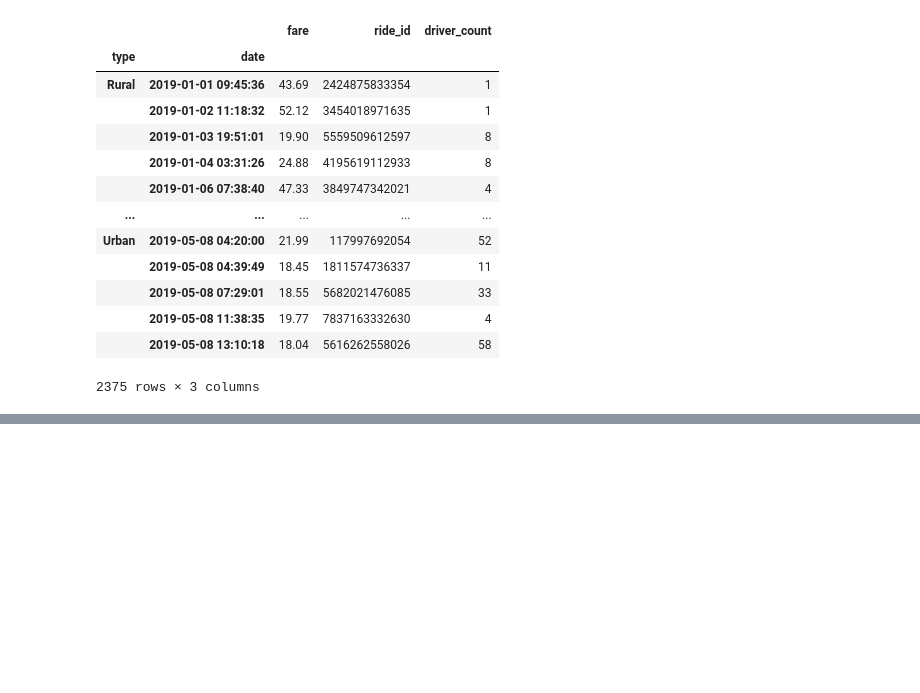
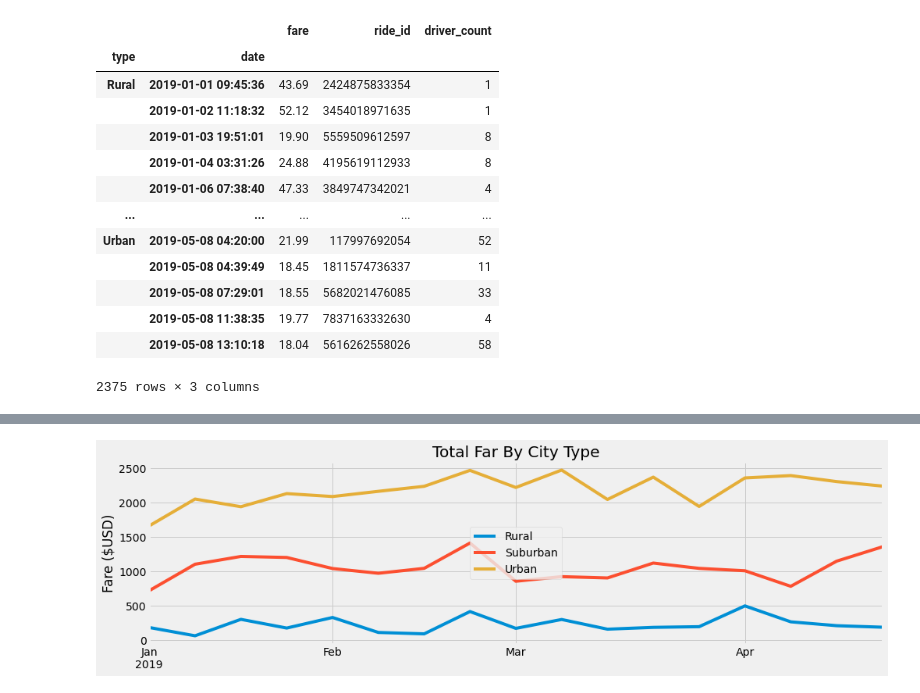
Before and after one commit to snkty8/PyBer_Analysis, a Jupyter notebook: PyBer_Challenge.ipynb, the cells around one changed output, grey strips where cells are left out. Cells and saved outputs as stored; diff of their text form; code cells hidden in the pictures; blank space fills up the shorter version.

```diff
--- a/PyBer_Challenge.ipynb
+++ b/PyBer_Challenge.ipynb
@@ -168,3 +184,5 @@ fare_sum_df
 # %%
 # 4. Create a pivot table with the 'date' as the index, the columns ='type', and values='fare'
 # to get the total fares for each type of city by the date.
+fare_sum_pivot = fare_sum_df.pivot(index="date", columns = "type", values = "fare")
+fare_sum_pivot
@@ -171,2 +204,4 @@ fare_sum_df
 # %%
 # 5. Create a new DataFrame from the pivot table DataFrame using loc on the given dates, '2019-01-01':'2019-04-29'.
+trip_count_Jan_April_df = fare_sum_pivot.loc['2019-01-01':'2019-04-29']
+trip_count_Jan_April_df
@@ -173,5 +223,6 @@ fare_sum_df
 # %%
 # 6. Set the "date" index to datetime datatype. This is necessary to use the resample() method in Step 8.
 # df.index = pd.to_datetime(df.index)
+trip_count_Jan_April_df.index = pd.to_datetime(trip_count_Jan_April_df.index)
 # %%
 # 7. Check that the datatype for the index is datetime using df.info()
@@ -178,2 +241,4 @@ fare_sum_df
 # %%
 # 8. Create a new DataFrame using the "resample()" function by week 'W' and get the sum of the fares for each week.
+weekly_trip_df = trip_count_Jan_April_df.resample('W').sum()
+weekly_trip_df
@@ -180,7 +265,16 @@ fare_sum_df
 # %%
 # 8. Using the object-oriented interface method, plot the resample DataFrame using the df.plot() function.
-
+weekly_trips = weekly_trip_df.plot (figsize = (15,4))
+weekly_trips.set_title("Total Far By City Type")
+weekly_trips.set_xlabel("")
+weekly_trips.set_ylabel("Fare ($USD)")
+plt.legend(loc='center')
 # Import the style from Matplotlib.
 from matplotlib import style
 # Use the graph style fivethirtyeight.
 style.use('fivethirtyeight')
+
+plt.savefig("analysis/PyBer_fare_summary.png")
+plt.show()
+# %% [output]
+[figure, added]
```
Also changed, not shown: parts of 5 cells of this notebook, 1 other file.
